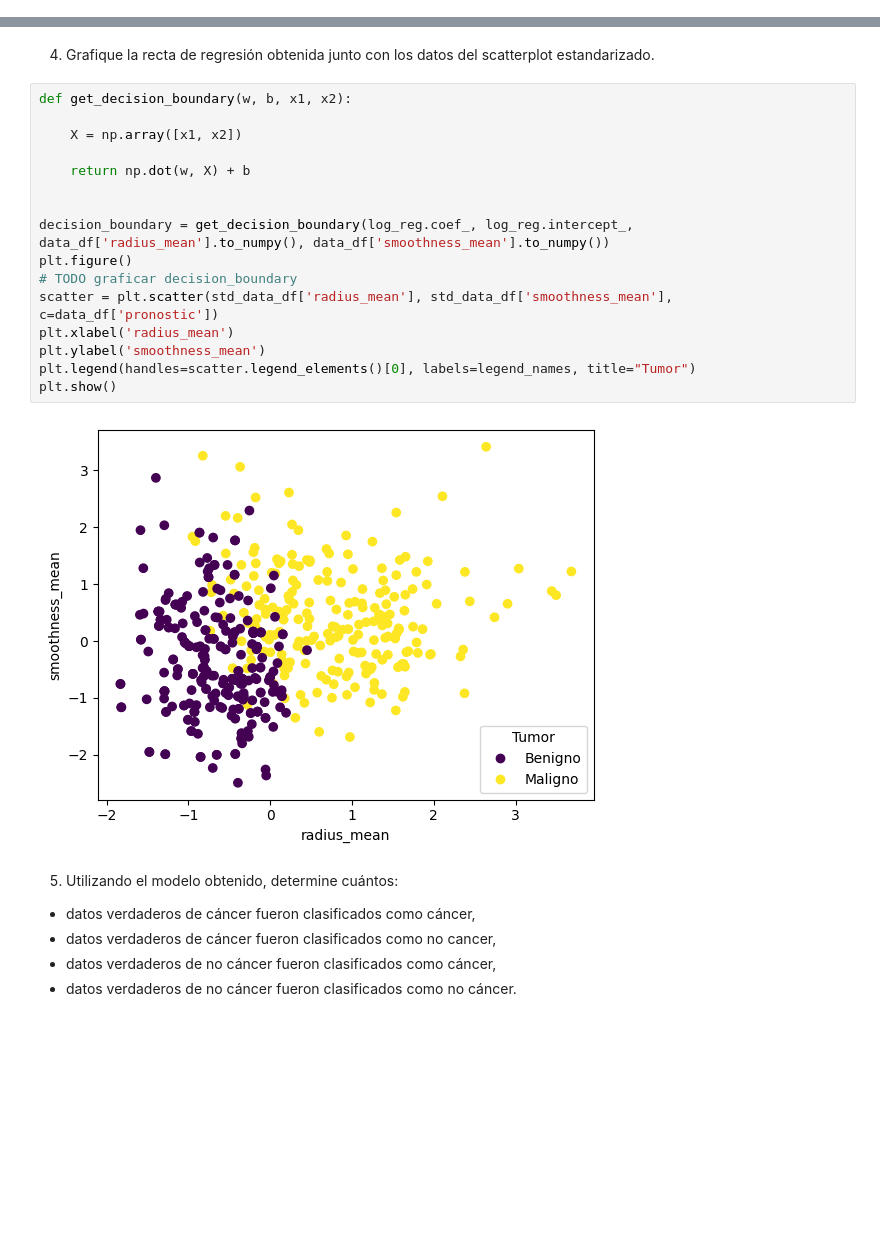
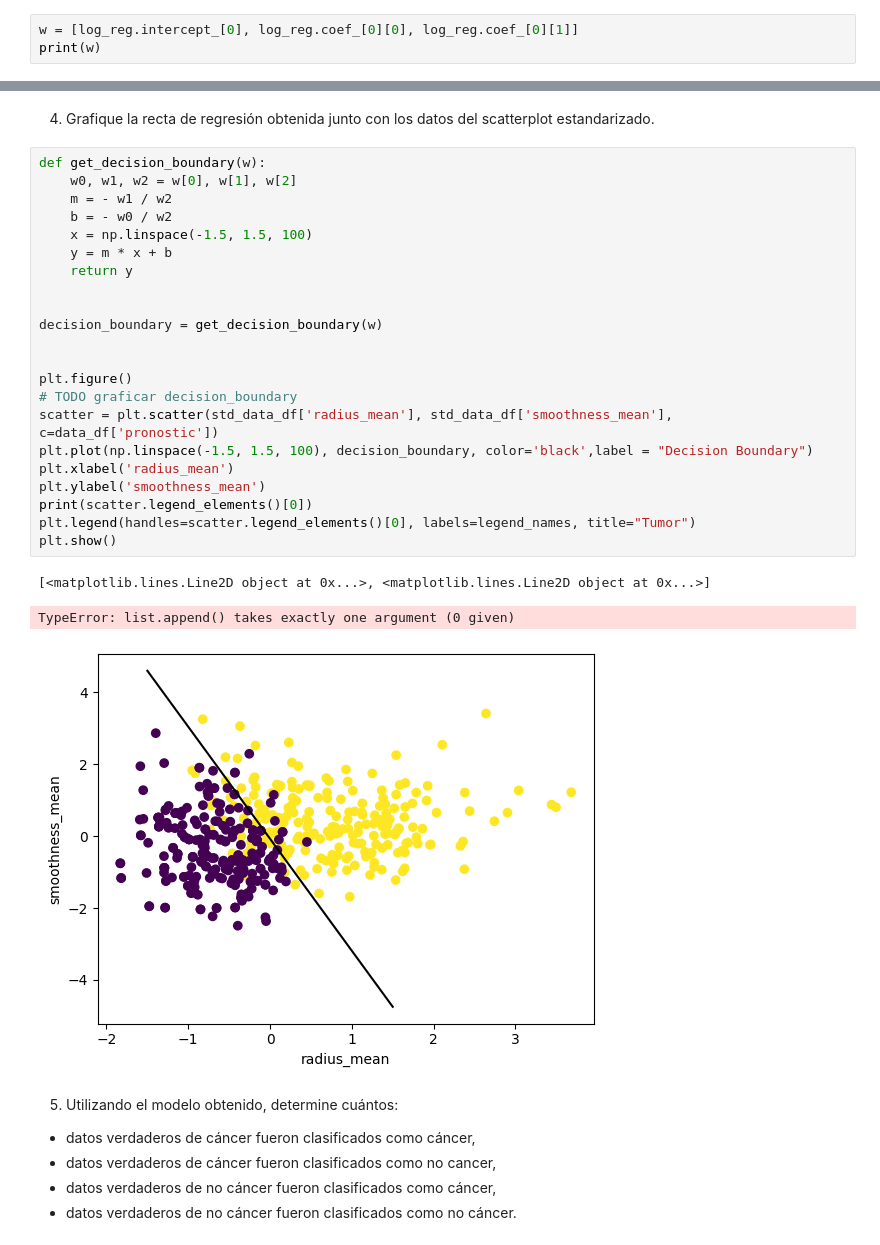
Before and after one commit to DavidTobonIBIO/Labs-IBIO2240, a Jupyter notebook: Lab12/Laboratorio_12.ipynb, the cells around one changed output, grey strips where cells are left out. Drawn from its saved outputs; the diff is of its cells as text; blank space fills up the shorter version.

```diff
--- a/Lab12/Laboratorio_12.ipynb
+++ b/Lab12/Laboratorio_12.ipynb
@@ -125,0 +103,3 @@ print(log_reg.intercept_)
+# %%
+w = [log_reg.intercept_[0], log_reg.coef_[0][0], log_reg.coef_[0][1]]
+print(w)
@@ -128,23 +110,31 @@ print(log_reg.intercept_)
 # %% [markdown]
 4. Grafique la recta de regresión obtenida junto con los datos del scatterplot estandarizado.
 # %%
-def get_decision_boundary(w, b, x1, x2):
-
-    X = np.array([x1, x2])
-
-    return np.dot(w, X) + b
+def get_decision_boundary(w):
+    w0, w1, w2 = w[0], w[1], w[2]
+    m = - w1 / w2
+    b = - w0 / w2
+    x = np.linspace(-1.5, 1.5, 100)
+    y = m * x + b
+    return y
 
 
-decision_boundary = get_decision_boundary(log_reg.coef_, log_reg.intercept_, data_df['radius_mean'].to_numpy(), data_df['smoothness_mean'].to_numpy())
+decision_boundary = get_decision_boundary(w)
+
+
 plt.figure()
 # TODO graficar decision_boundary
 scatter = plt.scatter(std_data_df['radius_mean'], std_data_df['smoothness_mean'], c=data_df['pronostic'])
+plt.plot(np.linspace(-1.5, 1.5, 100), decision_boundary, color='black',label = "Decision Boundary")
 plt.xlabel('radius_mean')
 plt.ylabel('smoothness_mean')
+print(scatter.legend_elements()[0])
 plt.legend(handles=scatter.legend_elements()[0], labels=legend_names, title="Tumor")
 plt.show()
 # %% [output]
+[<matplotlib.lines.Line2D object at 0x...>, <matplotlib.lines.Line2D object at 0x...>]
+TypeError: list.append() takes exactly one argument (0 given)
-[figure, old version]
+[figure, new version]
 # %% [markdown]
 5. Utilizando el modelo obtenido, determine cuántos:
 -  datos verdaderos de cáncer fueron clasificados como cáncer,
```
Also changed, not shown: parts of 3 cells of this notebook.
